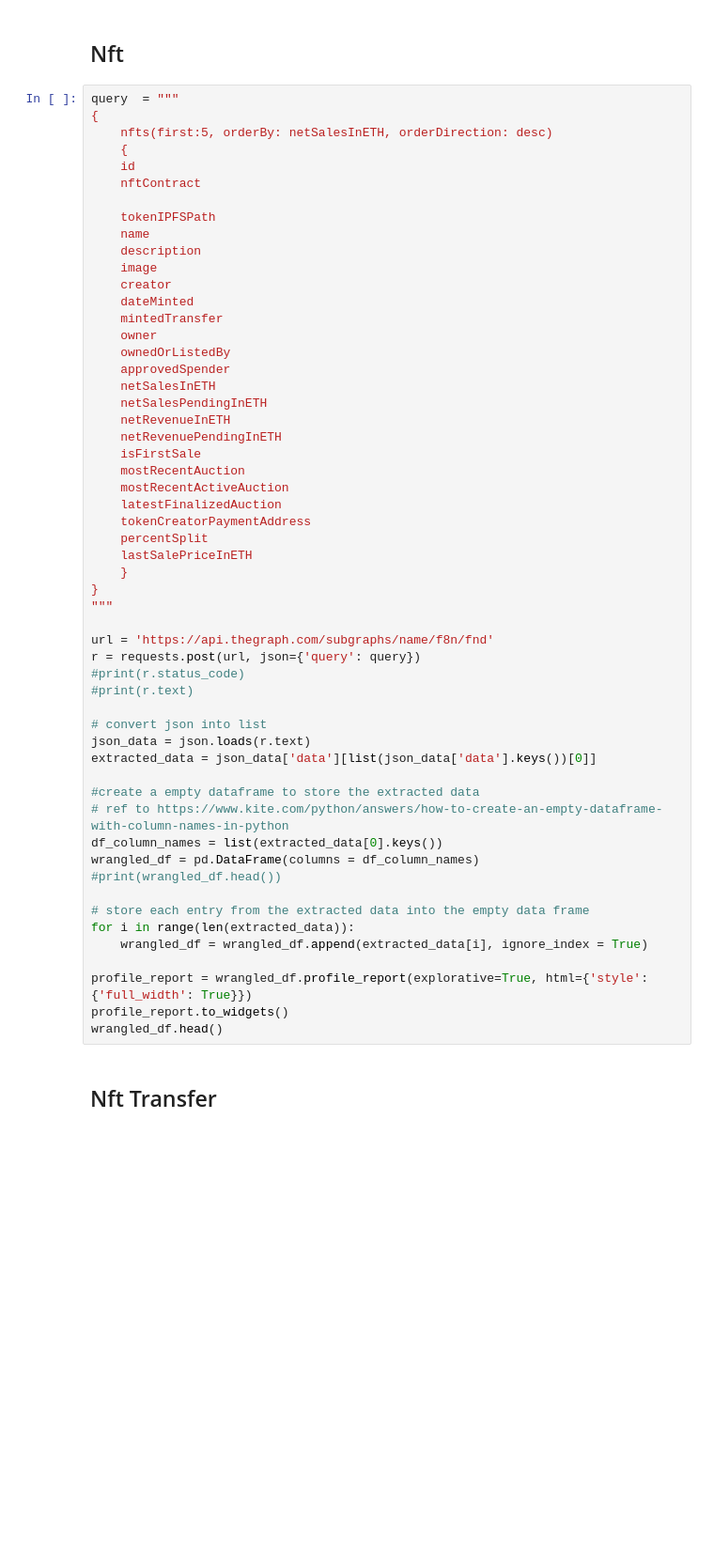
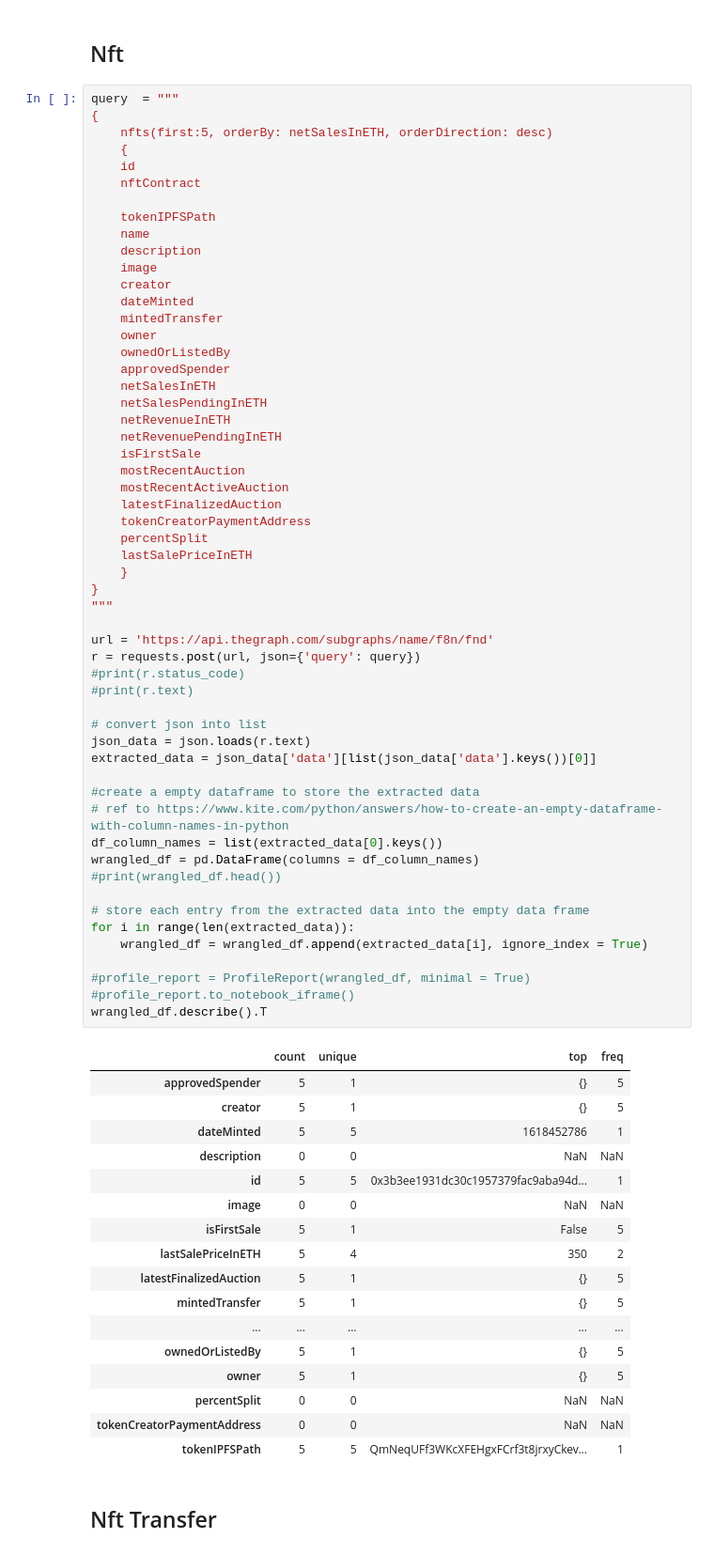
Before and after one commit to andrewyewcy/capstone-2, a Jupyter notebook: Capstone 2 Data Wrangling.ipynb, the cells around one changed output. Shown: that part at 94% size. Drawn from its saved outputs; the diff is of its cells as text; blank space fills up the shorter version.

```diff
--- a/Capstone 2 Data Wrangling.ipynb
+++ b/Capstone 2 Data Wrangling.ipynb
@@ -156,36 +177,54 @@ query  = """
     isFirstSale
     mostRecentAuction
     mostRecentActiveAuction
     latestFinalizedAuction
     tokenCreatorPaymentAddress
     percentSplit
     lastSalePriceInETH
     }
 }
 """
 
 url = 'https://api.thegraph.com/subgraphs/name/f8n/fnd'
 r = requests.post(url, json={'query': query})
 #print(r.status_code)
 #print(r.text)
 
 # convert json into list
 json_data = json.loads(r.text)
 extracted_data = json_data['data'][list(json_data['data'].keys())[0]]
 
 #create a empty dataframe to store the extracted data
 # ref to https://www.kite.com/python/answers/how-to-create-an-empty-dataframe-with-column-names-in-python
 df_column_names = list(extracted_data[0].keys())
 wrangled_df = pd.DataFrame(columns = df_column_names)
 #print(wrangled_df.head())
 
 # store each entry from the extracted data into the empty data frame
 for i in range(len(extracted_data)):
     wrangled_df = wrangled_df.append(extracted_data[i], ignore_index = True)
 
-profile_report = wrangled_df.profile_report(explorative=True, html={'style': {'full_width': True}})
-profile_report.to_widgets()
-wrangled_df.head()
+#profile_report = ProfileReport(wrangled_df, minimal = True)
+#profile_report.to_notebook_iframe()
+wrangled_df.describe().T
+# %% [output]
+|  | count | unique | top | freq |
+| approvedSpender | 5 | 1 | {} | 5 |
+| creator | 5 | 1 | {} | 5 |
+| dateMinted | 5 | 5 | 1618452786 | 1 |
+| description | 0 | 0 | NaN | NaN |
+| id | 5 | 5 | 0x3b3ee1931dc30c1957379fac9aba94d... | 1 |
+| image | 0 | 0 | NaN | NaN |
+| isFirstSale | 5 | 1 | False | 5 |
+| lastSalePriceInETH | 5 | 4 | 350 | 2 |
+| latestFinalizedAuction | 5 | 1 | {} | 5 |
+| mintedTransfer | 5 | 1 | {} | 5 |
+| ... | ... | ... | ... | ... |
+| ownedOrListedBy | 5 | 1 | {} | 5 |
+| owner | 5 | 1 | {} | 5 |
+| percentSplit | 0 | 0 | NaN | NaN |
+| tokenCreatorPaymentAddress | 0 | 0 | NaN | NaN |
+| tokenIPFSPath | 5 | 5 | QmNeqUFf3WKcXFEHgxFCrf3t8jrxyCkev... | 1 |
 # %% [markdown]
 ## Nft Transfer
 # %%
```
Also changed, not shown: parts of 11 cells of this notebook.
